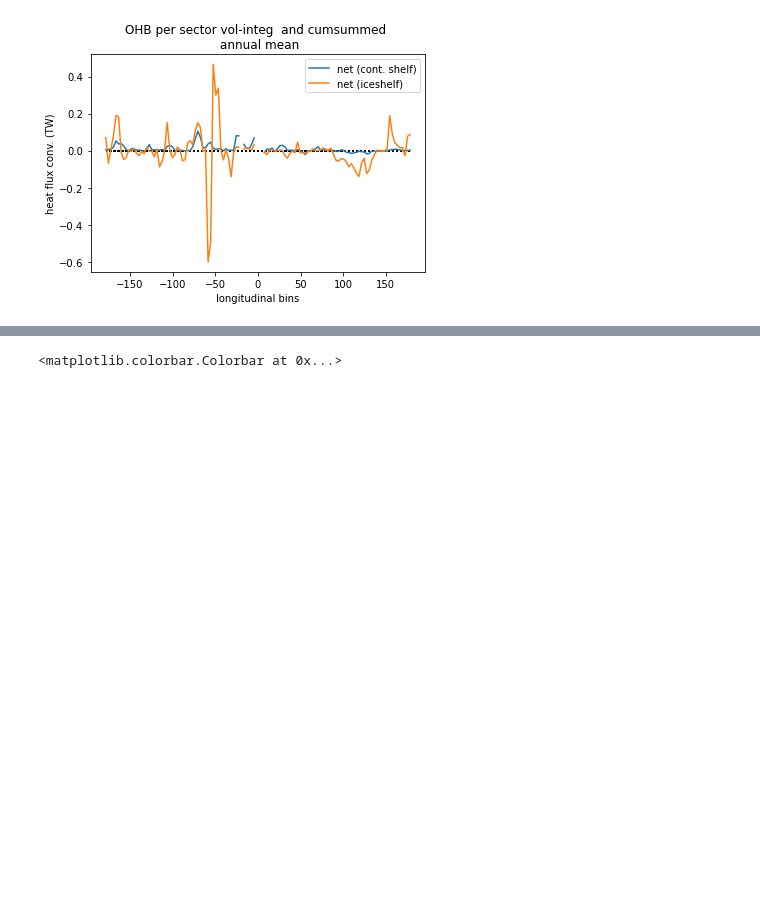
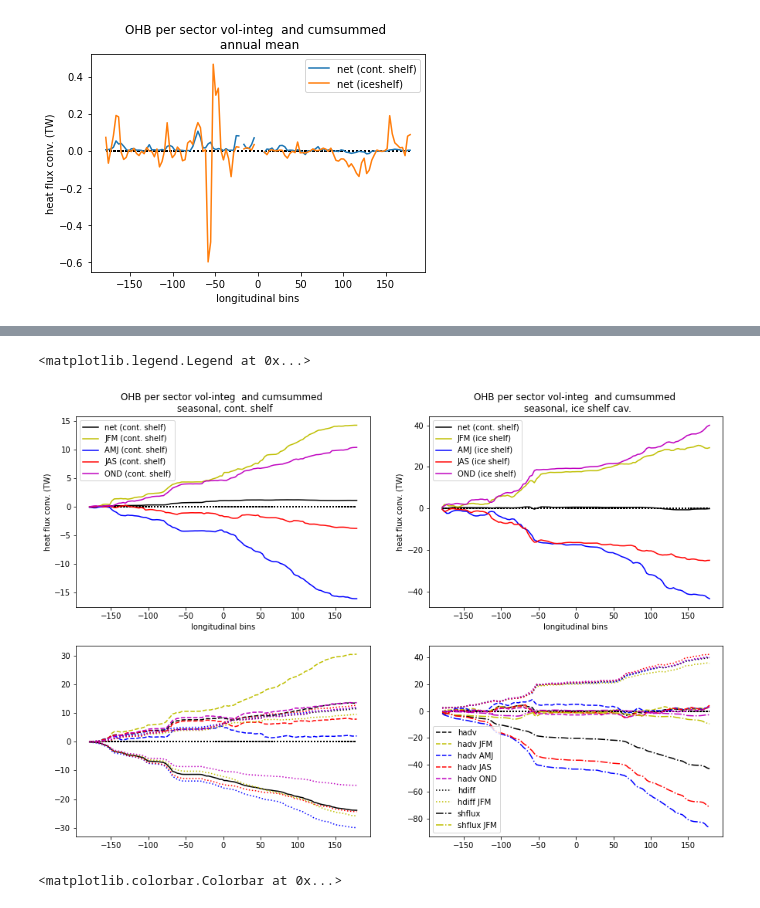
Before and after one commit to fabiobdias/waom_notebook, a Jupyter notebook: OHB_shelf/OHB_closure/WAOM10_OHB_regional_using_lon_masks.ipynb, the cells around one changed output, grey strips where cells are left out. Drawn from its saved outputs; the diff is of its cells as text; code cells hidden in the pictures; blank space fills up the shorter version.

```diff
--- a/OHB_shelf/OHB_closure/WAOM10_OHB_regional_using_lon_masks.ipynb
+++ b/OHB_shelf/OHB_closure/WAOM10_OHB_regional_using_lon_masks.ipynb
@@ -438,3 +382,72 @@ ax4.plot(lon_bins,(vdiff_is).isel(ocean_time=slice(276,365)).mean('ocean_time').
+# %%
+fig = plt.figure(figsize=(15,10))
+
+# Original WAOM10
+ax1 = fig.add_subplot(221)# projection=proj)
+ax1.plot(lon_bins,(net)*0,':k')
+ax1.plot(lon_bins,(net-net_is).mean('ocean_time').cumsum()*1e-12,'-k',label='net (cont. shelf)')
+ax1.plot(lon_bins,(net-net_is).isel(ocean_time=slice(0,92)).mean('ocean_time').cumsum()*1e-12,'y',label='JFM (cont. shelf)')
+ax1.plot(lon_bins,(net-net_is).isel(ocean_time=slice(92,184)).mean('ocean_time').cumsum()*1e-12,'b',label='AMJ (cont. shelf)')
+ax1.plot(lon_bins,(net-net_is).isel(ocean_time=slice(184,276)).mean('ocean_time').cumsum()*1e-12,'r',label='JAS (cont. shelf)')
+ax1.plot(lon_bins,(net-net_is).isel(ocean_time=slice(276,365)).mean('ocean_time').cumsum()*1e-12,'m',label='OND (cont. shelf)')
+ax1.legend()
+ax1.set_xlabel('longitudinal bins')
+ax1.set_ylabel('heat flux conv. (TW)')
+ax1.set_title('OHB per sector vol-integ  and cumsummed \n seasonal, cont. shelf')
+
+ax2 = fig.add_subplot(223)# projection=proj)
+ax2.plot(lon_bins,(net)*0,':k')
+ax2.plot(lon_bins,(hadv-hadv_is).mean('ocean_time').cumsum()*1e-12,'--k',label='hadv')
+ax2.plot(lon_bins,(hadv-hadv_is).isel(ocean_time=slice(0,92)).mean('ocean_time').cumsum()*1e-12,'--y',label='hadv JFM')
+ax2.plot(lon_bins,(hadv-hadv_is).isel(ocean_time=slice(92,184)).mean('ocean_time').cumsum()*1e-12,'--b',label='hadv AMJ')
+ax2.plot(lon_bins,(hadv-hadv_is).isel(ocean_time=slice(184,276)).mean('ocean_time').cumsum()*1e-12,'--r',label='hadv JAS')
+ax2.plot(lon_bins,(hadv-hadv_is).isel(ocean_time=slice(276,365)).mean('ocean_time').cumsum()*1e-12,'--m',label='hadv OND')
+ax2.plot(lon_bins,(hdiff-hdiff_is).mean('ocean_time').cumsum()*1e-12,':k',label='hdiff')
+ax2.plot(lon_bins,(hdiff-hdiff_is).isel(ocean_time=slice(0,92)).mean('ocean_time').cumsum()*1e-12,':y',label='hdiff JFM')
+ax2.plot(lon_bins,(hdiff-hdiff_is).isel(ocean_time=slice(92,184)).mean('ocean_time').cumsum()*1e-12,':b',label='hdiff AMJ')
+ax2.plot(lon_bins,(hdiff-hdiff_is).isel(ocean_time=slice(184,276)).mean('ocean_time').cumsum()*1e-12,':r',label='hdiff JAS')
+ax2.plot(lon_bins,(hdiff-hdiff_is).isel(ocean_time=slice(276,365)).mean('ocean_time').cumsum()*1e-12,':m',label='hdiff OND')
+ax2.plot(lon_bins,(vdiff-vdiff_is).mean('ocean_time').cumsum()*1e-12,'-k',label='shflux')
+ax2.plot(lon_bins,(vdiff-vdiff_is).isel(ocean_time=slice(0,92)).mean('ocean_time').cumsum()*1e-12,':y',label='shflux JFM')
+ax2.plot(lon_bins,(vdiff-vdiff_is).isel(ocean_time=slice(92,184)).mean('ocean_time').cumsum()*1e-12,':b',label='shflux AMJ')
+ax2.plot(lon_bins,(vdiff-vdiff_is).isel(ocean_time=slice(184,276)).mean('ocean_time').cumsum()*1e-12,':r',label='shflux JAS')
+ax2.plot(lon_bins,(vdiff-vdiff_is).isel(ocean_time=slice(276,365)).mean('ocean_time').cumsum()*1e-12,':m',label='shflux OND')
+# ax2.legend()
+# ax2.set_title('OHB per sector vol-integ  and cumsummed \n annual + seasonal')
+
+ax3 = fig.add_subplot(222)# projection=proj)
+ax3.plot(lon_bins,(net)*0,':k')
+ax3.plot(lon_bins,(net_is).mean('ocean_time').cumsum()*1e-12,'-k',label='net (cont. shelf)')
+ax3.plot(lon_bins,(net_is).isel(ocean_time=slice(0,92)).mean('ocean_time').cumsum()*1e-12,'y',label='JFM (ice shelf)')
+ax3.plot(lon_bins,(net_is).isel(ocean_time=slice(92,184)).mean('ocean_time').cumsum()*1e-12,'b',label='AMJ (ice shelf)')
+ax3.plot(lon_bins,(net_is).isel(ocean_time=slice(184,276)).mean('ocean_time').cumsum()*1e-12,'r',label='JAS (ice shelf)')
+ax3.plot(lon_bins,(net_is).isel(ocean_time=slice(276,365)).mean('ocean_time').cumsum()*1e-12,'m',label='OND (ice shelf)')
+ax3.legend()
+ax3.set_xlabel('longitudinal bins')
+ax3.set_ylabel('heat flux conv. (TW)')
+ax3.set_title('OHB per sector vol-integ  and cumsummed \n seasonal, ice shelf cav.')
+
+ax4 = fig.add_subplot(224)# projection=proj)
+ax4.plot(lon_bins,(net)*0,':k')
+ax4.plot(lon_bins,(hadv_is).mean('ocean_time').cumsum()*1e-12,'--k',label='hadv')
+ax4.plot(lon_bins,(hadv_is).isel(ocean_time=slice(0,92)).mean('ocean_time').cumsum()*1e-12,'--y',label='hadv JFM')
+ax4.plot(lon_bins,(hadv_is).isel(ocean_time=slice(92,184)).mean('ocean_time').cumsum()*1e-12,'--b',label='hadv AMJ')
+ax4.plot(lon_bins,(hadv_is).isel(ocean_time=slice(184,276)).mean('ocean_time').cumsum()*1e-12,'--r',label='hadv JAS')
+ax4.plot(lon_bins,(hadv_is).isel(ocean_time=slice(276,365)).mean('ocean_time').cumsum()*1e-12,'--m',label='hadv OND')
+ax4.plot(lon_bins,(hdiff_is).mean('ocean_time').cumsum()*1e-12,':k',label='hdiff')
+ax4.plot(lon_bins,(hdiff_is).isel(ocean_time=slice(0,92)).mean('ocean_time').cumsum()*1e-12,':y',label='hdiff JFM')
+ax4.plot(lon_bins,(hdiff_is).isel(ocean_time=slice(92,184)).mean('ocean_time').cumsum()*1e-12,':b')#,label='hdiff AMJ')
+ax4.plot(lon_bins,(hdiff_is).isel(ocean_time=slice(184,276)).mean('ocean_time').cumsum()*1e-12,':r')#,label='hdiff JAS')
+ax4.plot(lon_bins,(hdiff_is).isel(ocean_time=slice(276,365)).mean('ocean_time').cumsum()*1e-12,':m')#,label='hdiff OND')
+ax4.plot(lon_bins,(vdiff_is).mean('ocean_time').cumsum()*1e-12,'-.k',label='shflux')
+ax4.plot(lon_bins,(vdiff_is).isel(ocean_time=slice(0,92)).mean('ocean_time').cumsum()*1e-12,'-.y',label='shflux JFM')
+ax4.plot(lon_bins,(vdiff_is).isel(ocean_time=slice(92,184)).mean('ocean_time').cumsum()*1e-12,'-.b')#,label='shflux AMJ')
+ax4.plot(lon_bins,(vdiff_is).isel(ocean_time=slice(184,276)).mean('ocean_time').cumsum()*1e-12,'-.r')#,label='shflux JAS')
+ax4.plot(lon_bins,(vdiff_is).isel(ocean_time=slice(276,365)).mean('ocean_time').cumsum()*1e-12,'-.m')#,label='shflux OND')
+ax4.legend(loc='lower left')
+# %% [output]
+<matplotlib.legend.Legend at 0x...>
+[figure, added]
 # %%
 plt.pcolormesh(mask_shelf*mask_land)
 plt.colorbar()
```
Also changed, not shown: parts of 16 cells of this notebook, 28 other files.
